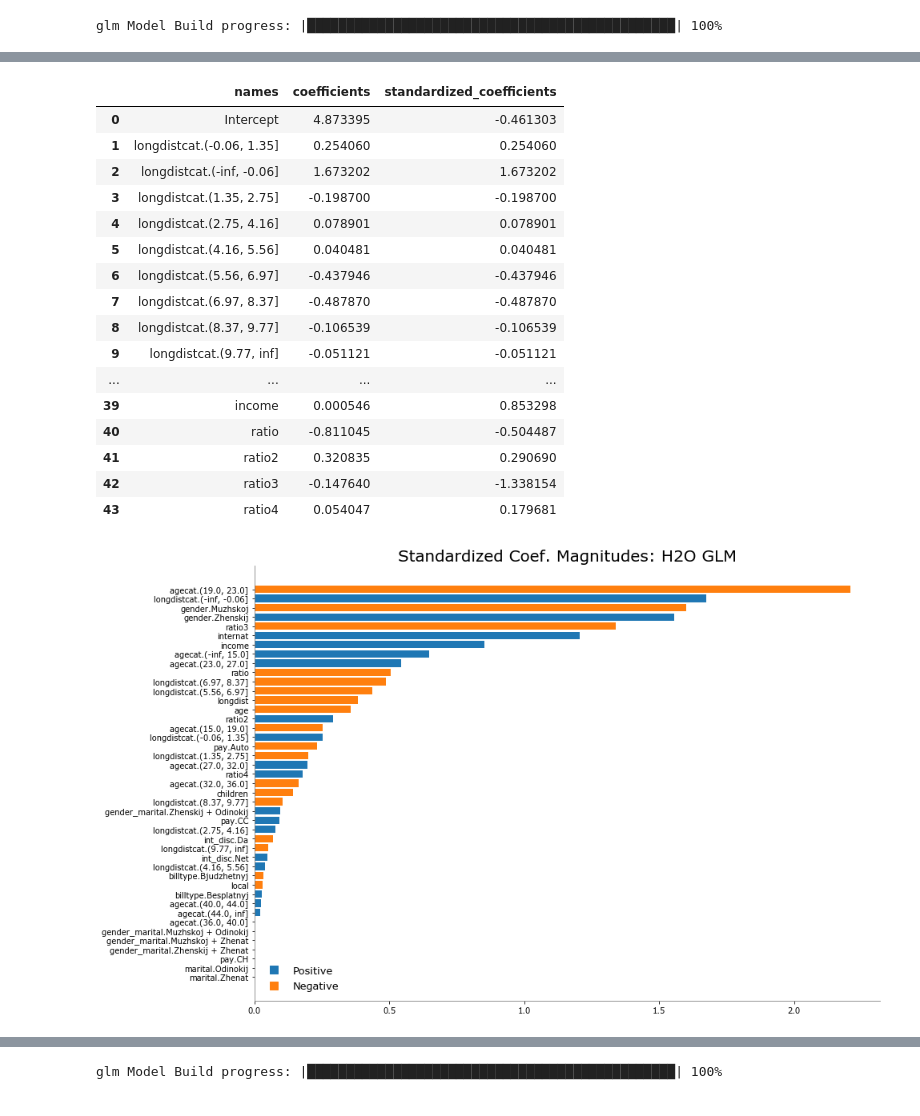
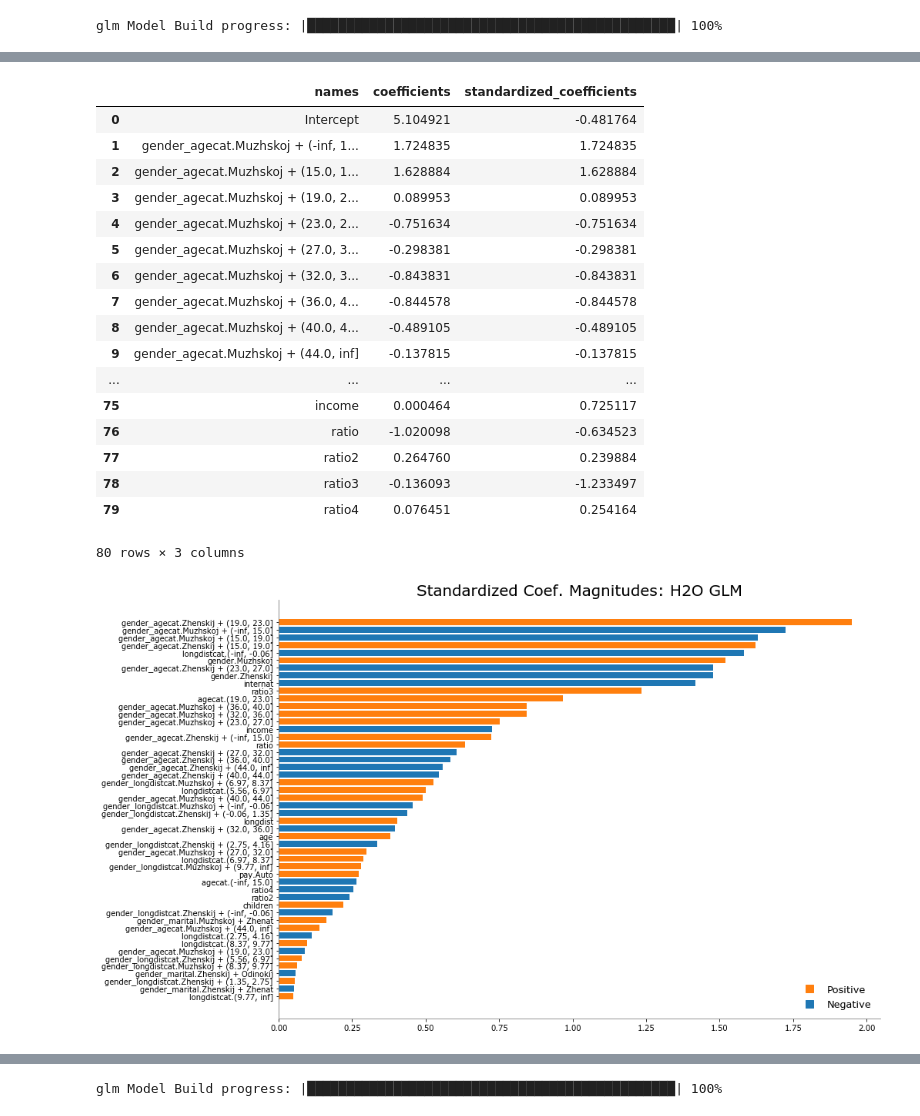
Before and after one commit to Gewissta/SKBBank, a Jupyter notebook: Домашнее задание 1.ipynb, the cells around one changed output, grey strips where cells are left out. Drawn from its saved outputs; the diff is of its cells as text; code cells hidden in the pictures.

```diff
--- a/Домашнее задание 1.ipynb
+++ b/Домашнее задание 1.ipynb
@@ -577,0 +607,6 @@ AUC на контрольной выборке: 0.902
+# %%
+# проверяем, совпадает ли количество категорий каждой переменной
+# в обучающей и контрольной выборке
+interactions_features = ['gender_longdistcat', 'gender_agecat']
+for i in interactions_features:
+    print(train[i].nunique() == test[i].nunique())
@@ -660,6 +741,7 @@ Connecting to H2O server at http://127.0.0.1:54321... successful.
 # импортируем библиотеку для транслитерации
 from transliterate import translit
 # %%
-# сейчас нам надо задать переменные для транслитерации,
-# давайте взглянем на наш список
-categorical_columns
+# сейчас нам надо задать переменные для транслитерации
+cat_cols = ['int_disc', 'billtype', 'pay', 'gender',
+            'marital', 'gender_marital', 'gender_agecat',
+            'gender_longdistcat', 'churn']
@@ -672,6 +748,6 @@ categorical_columns.append('churn')
 # %%
 # выполняем транслитерацию
-for i in categorical_columns:
+for i in cat_cols:
     train[i] = train[i].apply(lambda x: translit(x, 'ru', reversed = True))
     test[i] = test[i].apply(lambda x: translit(x, 'ru', reversed = True))
 # %%
@@ -863,27 +949,29 @@ coeff_table = glm_model._model_json['output']['coefficients_table']
 coeff_table.as_data_frame()
 # %% [output]
 |  | names | coefficients | standardized_coefficients |
-| 0 | Intercept | 4.873395 | -0.461303 |
-| 1 | longdistcat.(-0.06, 1.35] | 0.254060 | 0.254060 |
-| 2 | longdistcat.(-inf, -0.06] | 1.673202 | 1.673202 |
-| 3 | longdistcat.(1.35, 2.75] | -0.198700 | -0.198700 |
-| 4 | longdistcat.(2.75, 4.16] | 0.078901 | 0.078901 |
-| 5 | longdistcat.(4.16, 5.56] | 0.040481 | 0.040481 |
-| 6 | longdistcat.(5.56, 6.97] | -0.437946 | -0.437946 |
-| 7 | longdistcat.(6.97, 8.37] | -0.487870 | -0.487870 |
-| 8 | longdistcat.(8.37, 9.77] | -0.106539 | -0.106539 |
-| 9 | longdistcat.(9.77, inf] | -0.051121 | -0.051121 |
+| 0 | Intercept | 5.104921 | -0.481764 |
+| 1 | gender_agecat.Muzhskoj + (-inf, 1... | 1.724835 | 1.724835 |
+| 2 | gender_agecat.Muzhskoj + (15.0, 1... | 1.628884 | 1.628884 |
+| 3 | gender_agecat.Muzhskoj + (19.0, 2... | 0.089953 | 0.089953 |
+| 4 | gender_agecat.Muzhskoj + (23.0, 2... | -0.751634 | -0.751634 |
+| 5 | gender_agecat.Muzhskoj + (27.0, 3... | -0.298381 | -0.298381 |
+| 6 | gender_agecat.Muzhskoj + (32.0, 3... | -0.843831 | -0.843831 |
+| 7 | gender_agecat.Muzhskoj + (36.0, 4... | -0.844578 | -0.844578 |
+| 8 | gender_agecat.Muzhskoj + (40.0, 4... | -0.489105 | -0.489105 |
+| 9 | gender_agecat.Muzhskoj + (44.0, inf] | -0.137815 | -0.137815 |
 | ... | ... | ... | ... |
-| 39 | income | 0.000546 | 0.853298 |
-| 40 | ratio | -0.811045 | -0.504487 |
-| 41 | ratio2 | 0.320835 | 0.290690 |
-| 42 | ratio3 | -0.147640 | -1.338154 |
-| 43 | ratio4 | 0.054047 | 0.179681 |
+| 75 | income | 0.000464 | 0.725117 |
+| 76 | ratio | -1.020098 | -0.634523 |
+| 77 | ratio2 | 0.264760 | 0.239884 |
+| 78 | ratio3 | -0.136093 | -1.233497 |
+| 79 | ratio4 | 0.076451 | 0.254164 |
+80 rows × 3 columns
 # %%
-# выведем визуализацию коэффициентов
-glm_model.std_coef_plot()
+# выведем визуализацию значений
+# первых 50 коэффициентов
+glm_model.std_coef_plot(50)
 # %% [output]
-[figure, old version]
+[figure, new version]
 # %%
 # выведем полный регуляризационный путь
 H2OGeneralizedLinearEstimator.getGLMRegularizationPath(glm_model)
```
Also changed, not shown: parts of 34 cells of this notebook.
